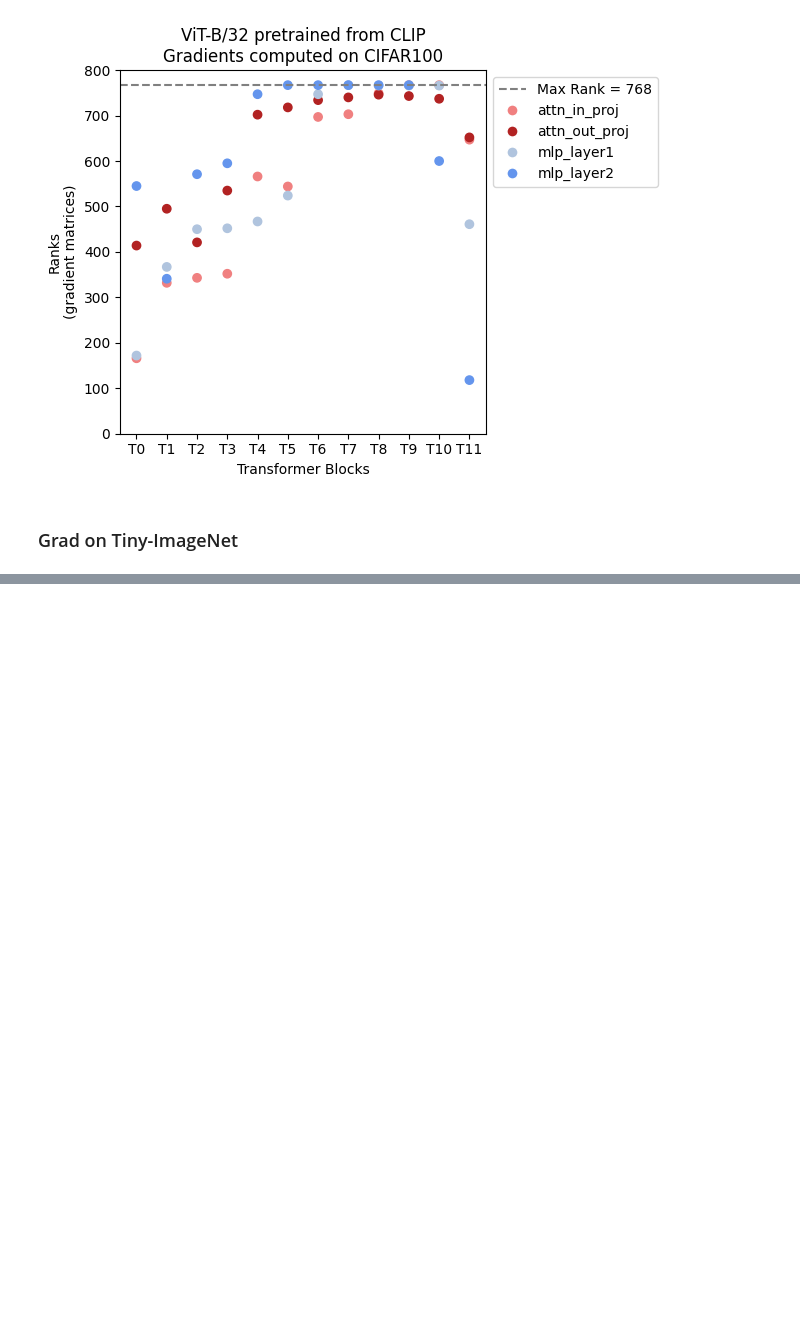
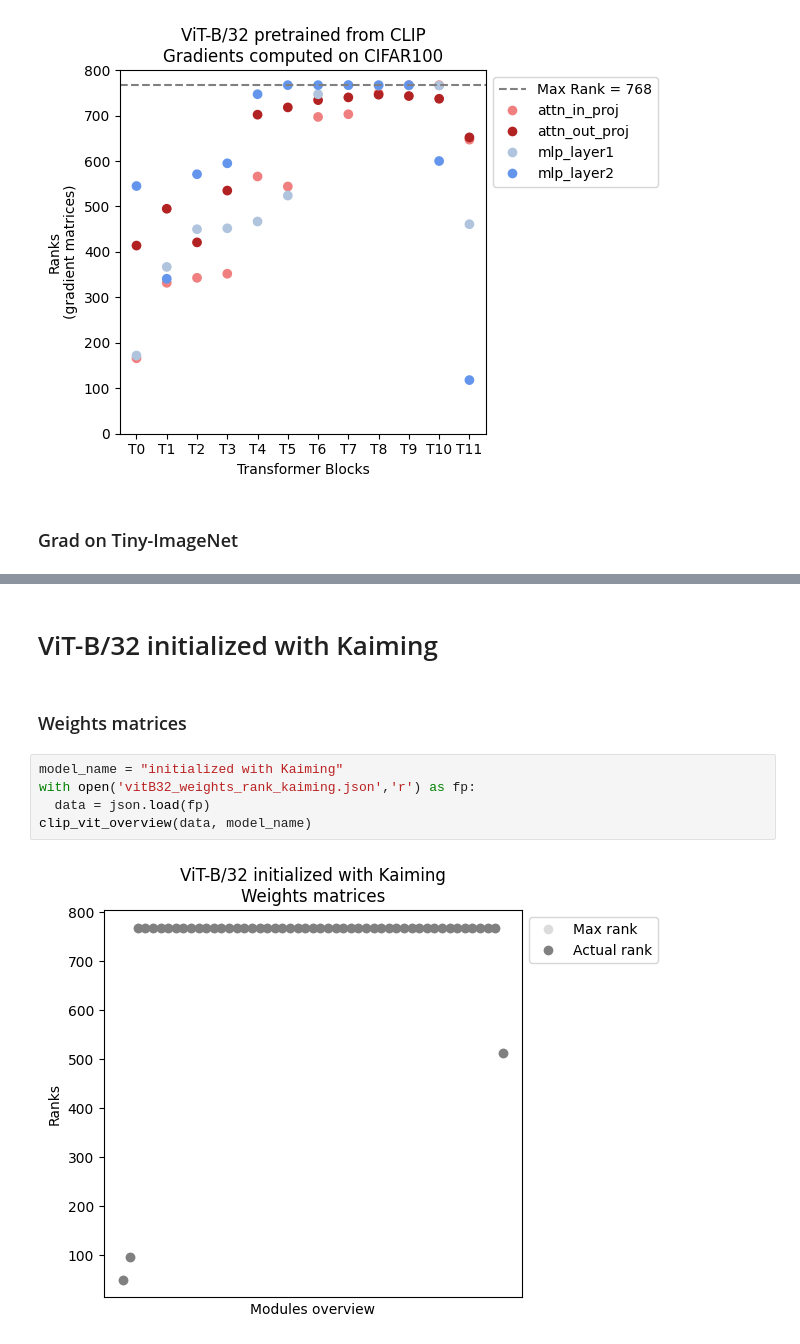
Before and after one commit to beatrice-occhiena/parameter-efficient-px-pruning, a Jupyter notebook: ranks/rank_plots.ipynb, the cells around one changed output, grey strips where cells are left out. Drawn from its saved outputs; the diff is of its cells as text; blank space fills up the shorter version.

Commit message:
Kaiming init added

```diff
--- a/ranks/rank_plots.ipynb
+++ b/ranks/rank_plots.ipynb
@@ -116 +135,12 @@ clip_vit_transformers_rank(data, dataset_name)
 [figure]
+# %% [markdown]
+# ViT-B/32 initialized with Kaiming
+# %% [markdown]
+### Weights matrices
+# %%
+model_name = "initialized with Kaiming"
+with open('vitB32_weights_rank_kaiming.json','r') as fp:
+  data = json.load(fp)
+clip_vit_overview(data, model_name)
+# %% [output]
+[figure, added]
```
Also changed, not shown: parts of 14 cells of this notebook, 5 other files.
